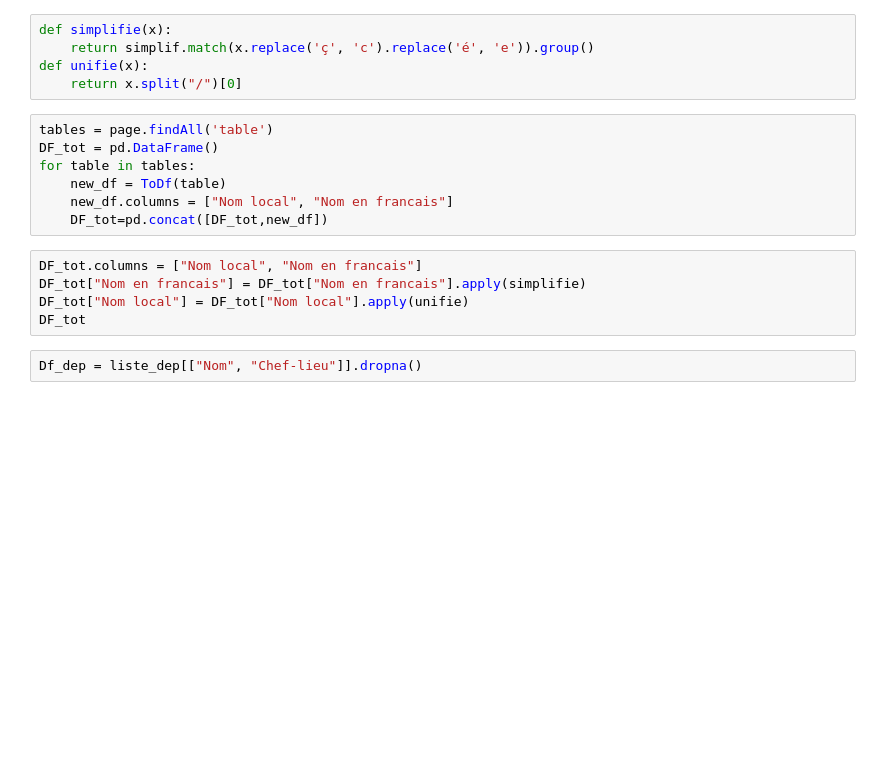
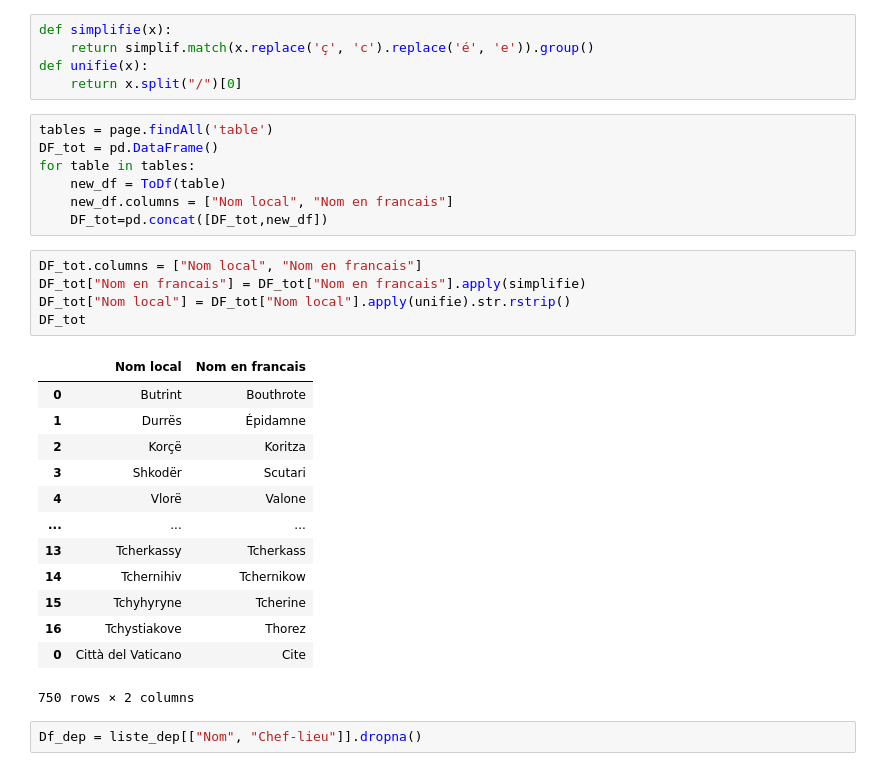
Before and after one commit to dusylvain/Senateur_map, a Jupyter notebook: preparation_prosopo.ipynb, the cells around one changed output. Cells and saved outputs as stored; diff of their text form; blank space fills up the shorter version.

```diff
--- a/preparation_prosopo.ipynb
+++ b/preparation_prosopo.ipynb
@@ -71,8 +71,22 @@ for table in tables:
 # %%
 DF_tot.columns = ["Nom local", "Nom en francais"]
 DF_tot["Nom en francais"] = DF_tot["Nom en francais"].apply(simplifie)
-DF_tot["Nom local"] = DF_tot["Nom local"].apply(unifie)
+DF_tot["Nom local"] = DF_tot["Nom local"].apply(unifie).str.rstrip()
 DF_tot
+# %% [output]
+|  | Nom local | Nom en francais |
+| 0 | Butrint | Bouthrote |
+| 1 | Durrës | Épidamne |
+| 2 | Korçë | Koritza |
+| 3 | Shkodër | Scutari |
+| 4 | Vlorë | Valone |
+| ... | ... | ... |
+| 13 | Tcherkassy | Tcherkass |
+| 14 | Tchernihiv | Tchernikow |
+| 15 | Tchyhyryne | Tcherine |
+| 16 | Tchystiakove | Thorez |
+| 0 | Città del Vaticano | Cite |
+750 rows × 2 columns
 # %%
 Df_dep = liste_dep[["Nom", "Chef-lieu"]].dropna()
 # %%
```
Also changed, not shown: parts of 15 cells of this notebook, 1 other file.
